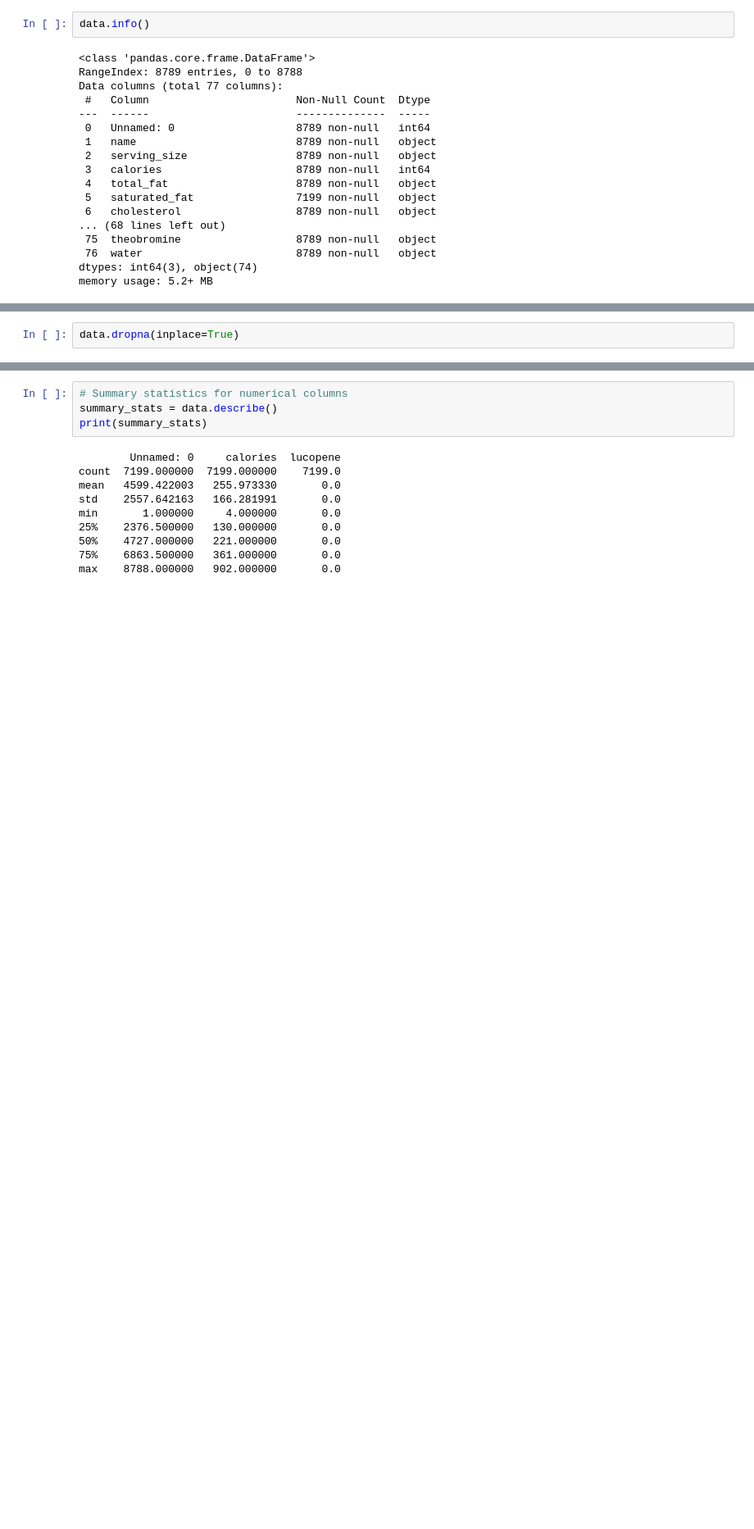
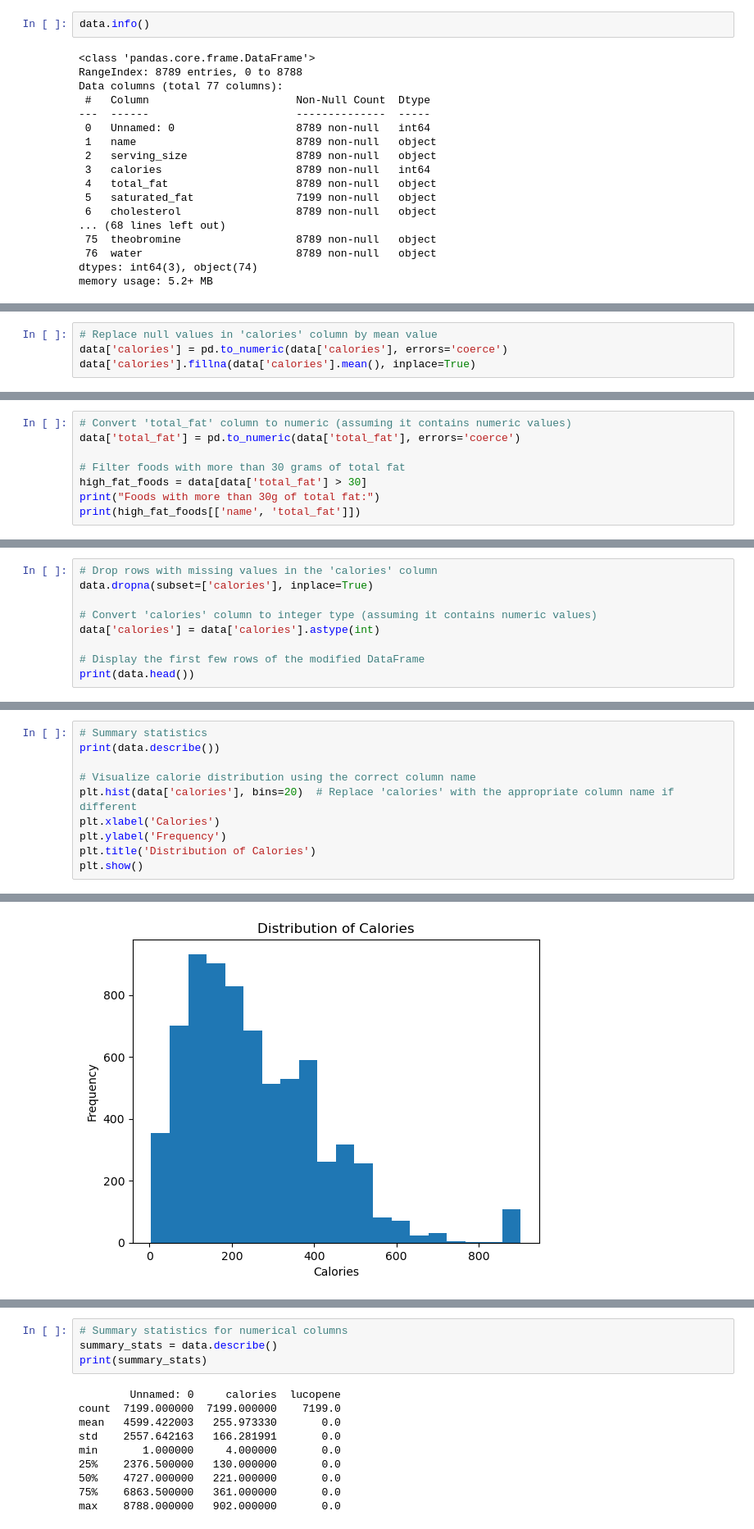
Before and after one commit to Yakshita1802/CS-661-Python-Programming-Final-Project_NutriGuide---Comprehensive-Nutrition-Finder, a Jupyter notebook: CS661.ipynb, the cells around one changed output, grey strips where cells are left out. Shown: that part at 82% size. Cells and saved outputs as stored; diff of their text form; blank space fills up the shorter version.

```diff
--- a/CS661.ipynb
+++ b/CS661.ipynb
@@ -89,2 +72,0 @@ data.describe()
-# %%
-data.dropna(inplace=True)
@@ -119,0 +166,4 @@ To https://github.com/Yakshita1802/CS-661-Python-Programming-Final-Project_Nutri
+# %%
+# Replace null values in 'calories' column by mean value
+data['calories'] = pd.to_numeric(data['calories'], errors='coerce')
+data['calories'].fillna(data['calories'].mean(), inplace=True)
@@ -119,0 +219,8 @@ To https://github.com/Yakshita1802/CS-661-Python-Programming-Final-Project_Nutri
+# %%
+# Convert 'total_fat' column to numeric (assuming it contains numeric values)
+data['total_fat'] = pd.to_numeric(data['total_fat'], errors='coerce')
+
+# Filter foods with more than 30 grams of total fat
+high_fat_foods = data[data['total_fat'] > 30]
+print("Foods with more than 30g of total fat:")
+print(high_fat_foods[['name', 'total_fat']])
@@ -119,0 +269,9 @@ To https://github.com/Yakshita1802/CS-661-Python-Programming-Final-Project_Nutri
+# %%
+# Drop rows with missing values in the 'calories' column
+data.dropna(subset=['calories'], inplace=True)
+
+# Convert 'calories' column to integer type (assuming it contains numeric values)
+data['calories'] = data['calories'].astype(int)
+
+# Display the first few rows of the modified DataFrame
+print(data.head())
@@ -119,0 +300,11 @@ To https://github.com/Yakshita1802/CS-661-Python-Programming-Final-Project_Nutri
+# %%
+# Summary statistics
+print(data.describe())
+
+# Visualize calorie distribution using the correct column name
+plt.hist(data['calories'], bins=20)  # Replace 'calories' with the appropriate column name if different
+plt.xlabel('Calories')
+plt.ylabel('Frequency')
+plt.title('Distribution of Calories')
+plt.show()
+# %% [output]
@@ -119,0 +320 @@ To https://github.com/Yakshita1802/CS-661-Python-Programming-Final-Project_Nutri
+[figure, added]
```
Also changed, not shown: parts of 65 cells of this notebook, 1 other file.
